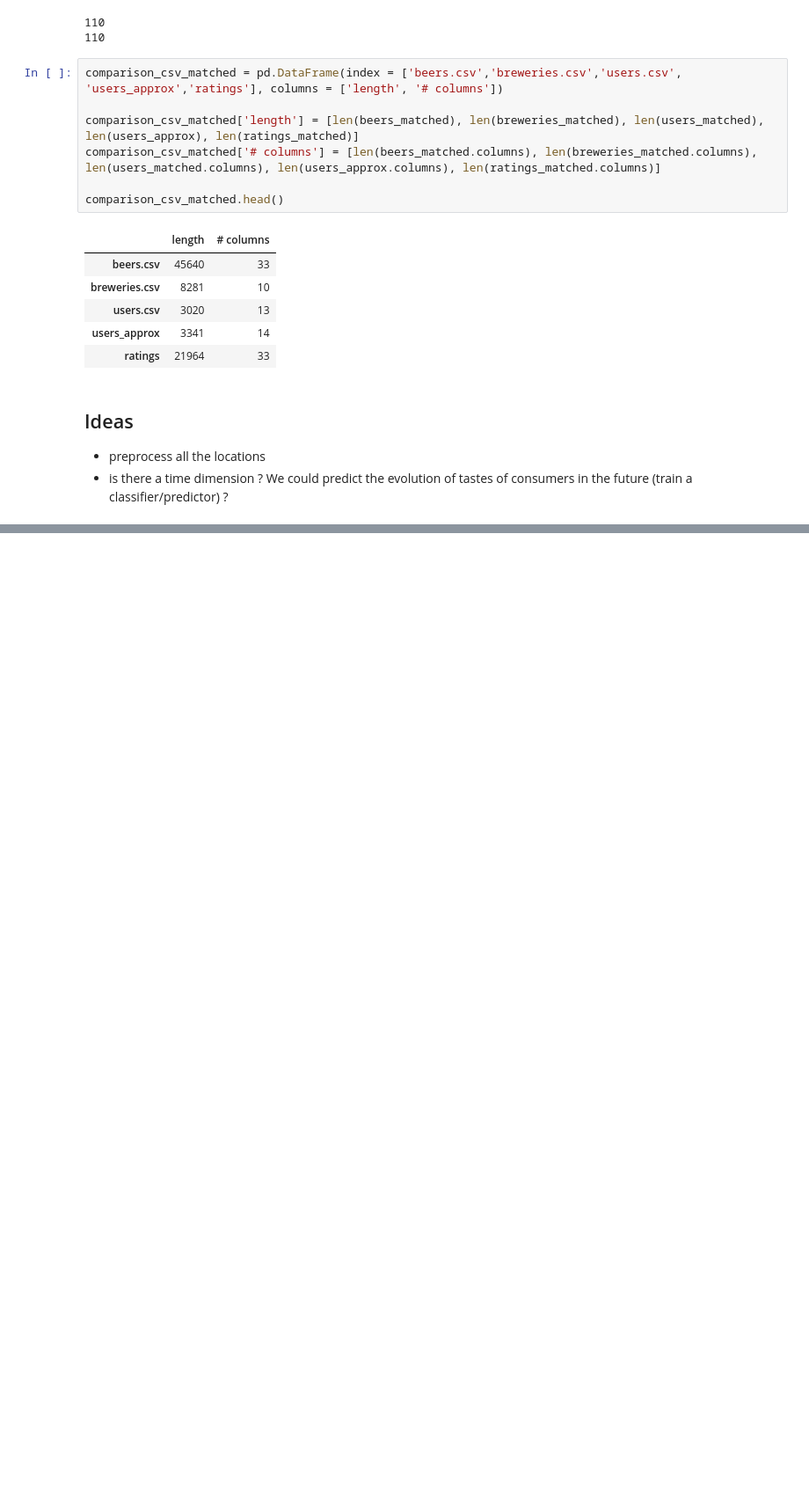
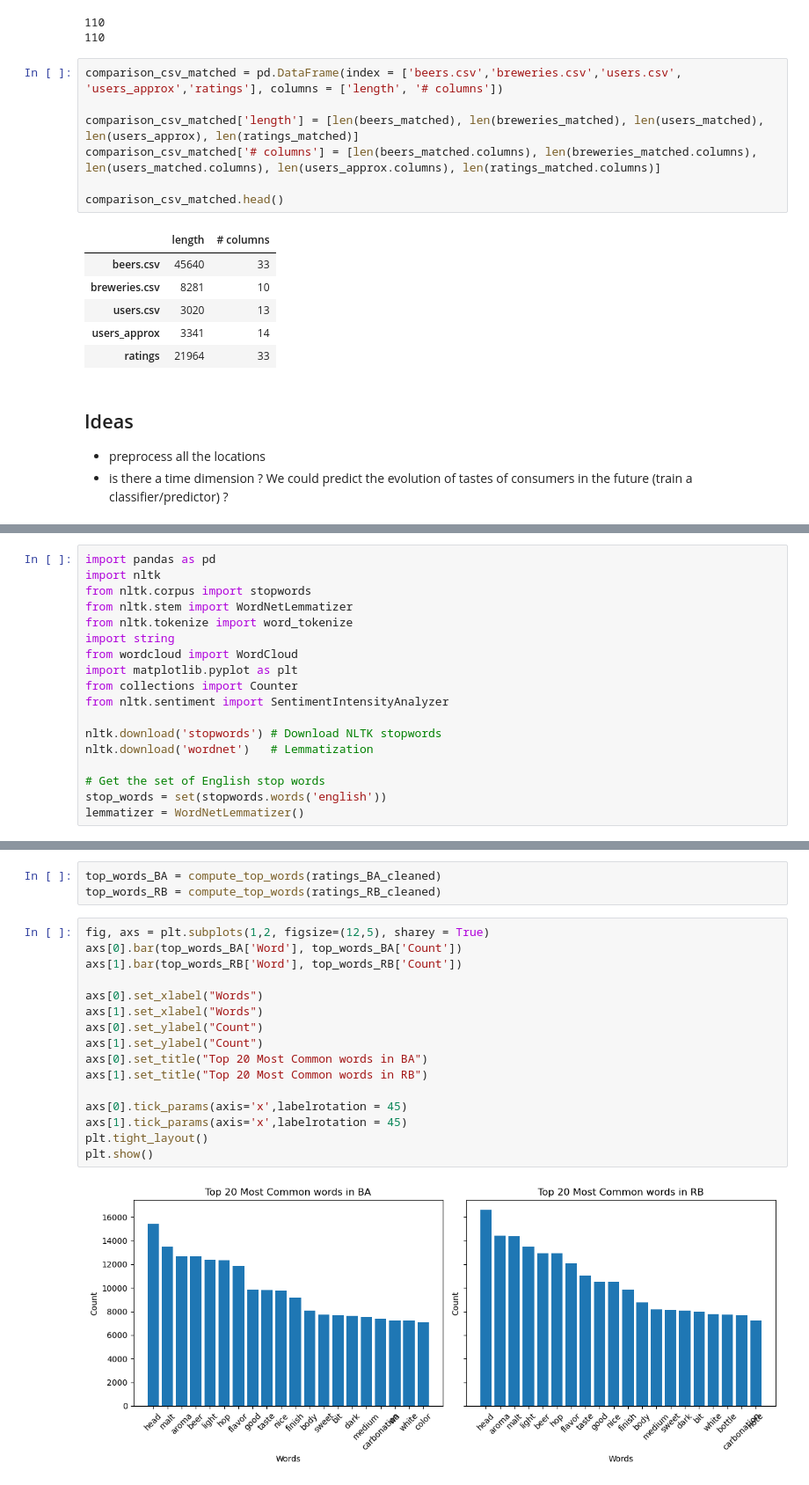
Before and after one commit to epfl-ada/ada-2023-project-laremontada61, a Jupyter notebook: nb_MLE.ipynb, the cells around one changed output, grey strips where cells are left out. Shown at 88% size. Cells and saved outputs as stored; diff of their text form; blank space fills up the shorter version.

```diff
--- a/nb_MLE.ipynb
+++ b/nb_MLE.ipynb
@@ -357,0 +387,18 @@ InvalidIndexError: (array([], dtype=int64),)
+# %%
+import pandas as pd
+import nltk
+from nltk.corpus import stopwords
+from nltk.stem import WordNetLemmatizer
+from nltk.tokenize import word_tokenize
+import string
+from wordcloud import WordCloud
+import matplotlib.pyplot as plt
+from collections import Counter
+from nltk.sentiment import SentimentIntensityAnalyzer
+
+nltk.download('stopwords') # Download NLTK stopwords
+nltk.download('wordnet')   # Lemmatization
+
+# Get the set of English stop words
+stop_words = set(stopwords.words('english'))
+lemmatizer = WordNetLemmatizer()
@@ -357,0 +514,21 @@ InvalidIndexError: (array([], dtype=int64),)
+# %%
+top_words_BA = compute_top_words(ratings_BA_cleaned)
+top_words_RB = compute_top_words(ratings_RB_cleaned)
+# %%
+fig, axs = plt.subplots(1,2, figsize=(12,5), sharey = True)
+axs[0].bar(top_words_BA['Word'], top_words_BA['Count'])
+axs[1].bar(top_words_RB['Word'], top_words_RB['Count'])
+
+axs[0].set_xlabel("Words")
+axs[1].set_xlabel("Words")
+axs[0].set_ylabel("Count")
+axs[1].set_ylabel("Count")
+axs[0].set_title("Top 20 Most Common words in BA")
+axs[1].set_title("Top 20 Most Common words in RB")
+
+axs[0].tick_params(axis='x',labelrotation = 45)
+axs[1].tick_params(axis='x',labelrotation = 45)
+plt.tight_layout()
+plt.show()
+# %% [output]
+[figure, added]
```
Also changed, not shown: parts of 24 cells of this notebook.
